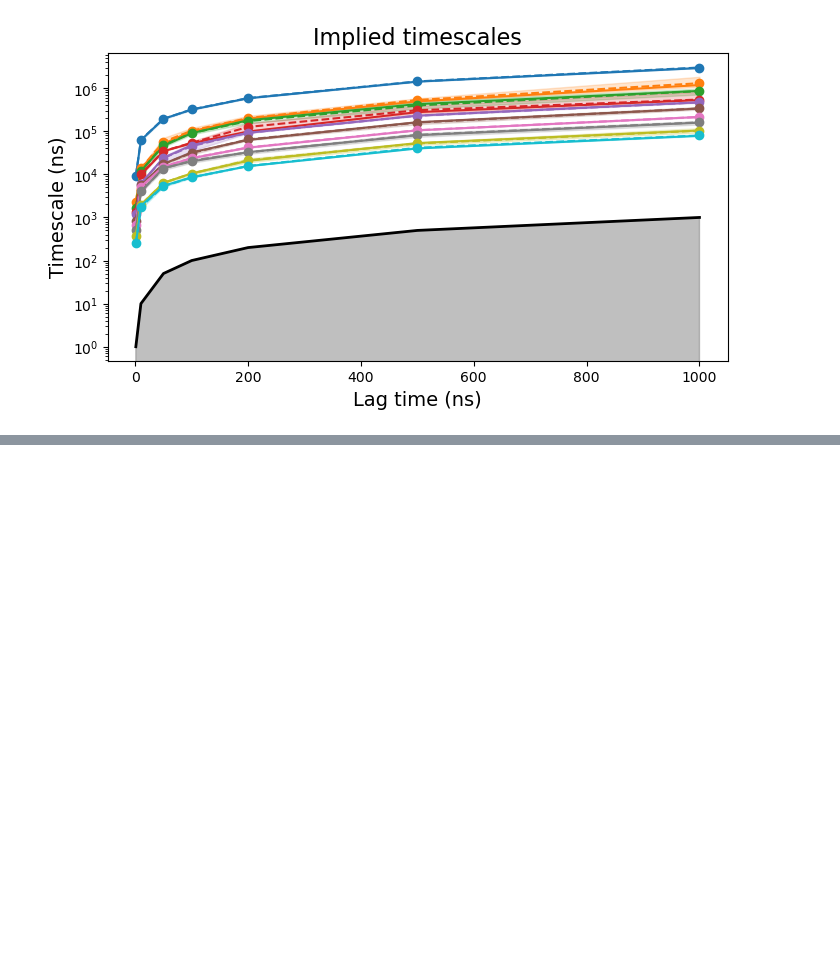
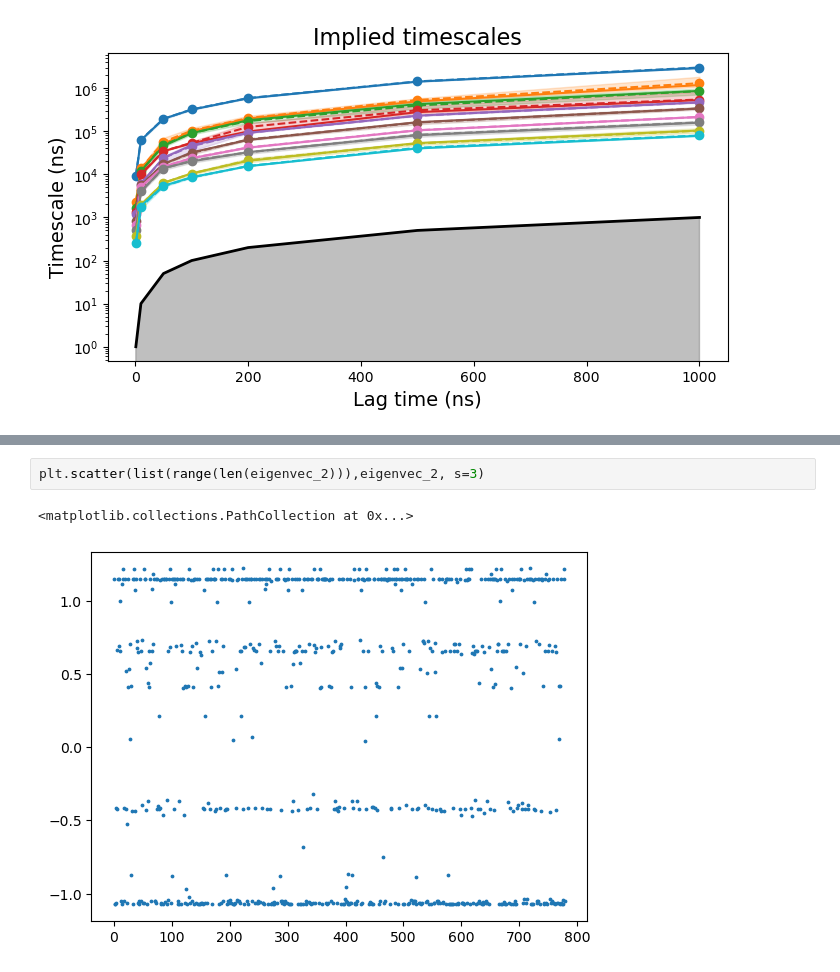
Before and after one commit to meyresearch/kinase_analysis, a Jupyter notebook: validate_model.ipynb, the cells around one changed output, grey strips where cells are left out. Drawn from its saved outputs; the diff is of its cells as text; blank space fills up the shorter version.

```diff
--- a/validate_model.ipynb
+++ b/validate_model.ipynb
@@ -231,0 +251,5 @@ for traj_name, ind in trajs_frames.items():
+# %%
+plt.scatter(list(range(len(eigenvec_2))),eigenvec_2, s=3)
+# %% [output]
+<matplotlib.collections.PathCollection at 0x...>
+[figure, added]
```
Also changed, not shown: parts of 37 cells of this notebook.
